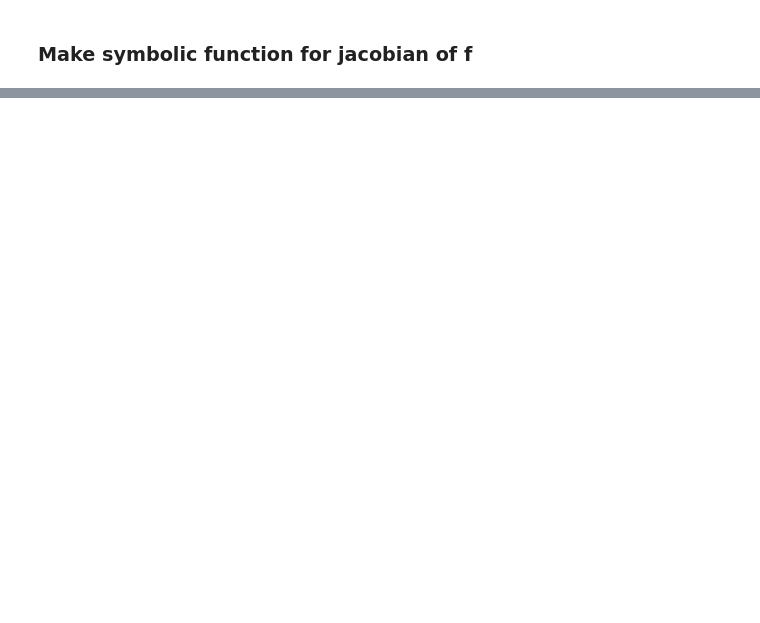
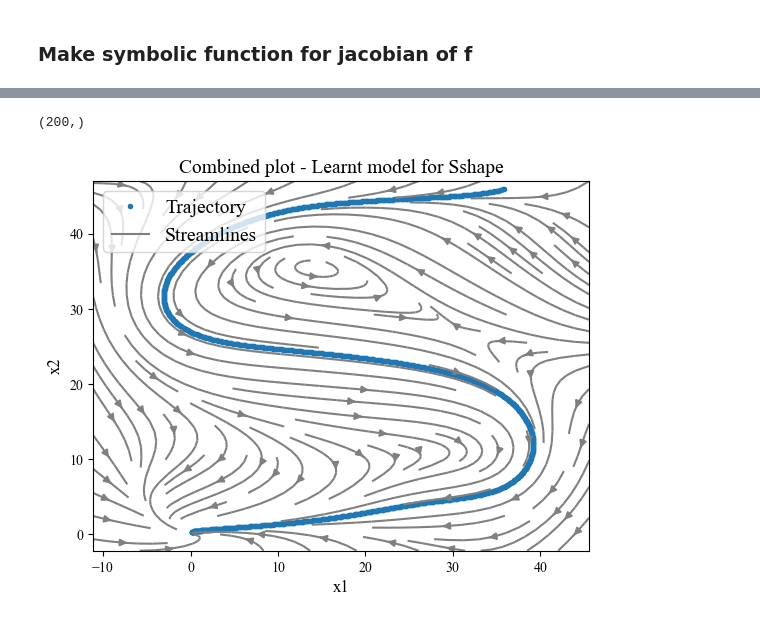
Before and after one commit to helenatp/tpk4960, a Jupyter notebook: src/LASA_handwriting.ipynb, the cells around one changed output, grey strips where cells are left out. Saved outputs shown, nothing was run; the diff lists cells and outputs as text; code cells hidden in the pictures; blank space fills up the shorter version.

Commit message:
jacobian calculation gives result

```diff
--- a/src/LASA_handwriting.ipynb
+++ b/src/LASA_handwriting.ipynb
@@ -477,11 +482,13 @@ def alpha_approx_with_constraint_symbolic(x_vector, y, dim, m, lam, n, mu, contr
     for i in range(constraint_points):
         x = x_vector[:, i*4]
         gradient = np.zeros(dim)
-        for j in range(m):
-            index = 2*j
-            psi_derivative_param = pc.Constant('psi_derivative', psi_derivative(x, w[:, j], b[:, j]))
-            jacobi = alpha_var[index:index+2] * psi_derivative_param.T
-            gradient = gradient + 0.5 * (jacobi + jacobi.T)
+        jacobi_function = nd.Jacobian(psi_jacobi)
+        jacobi_ = jacobi_function(x, w, b, m, dim, L, alpha_var)
+        jacobi_param = pc.Constant('jacobi', [0, 0], (2, 2))
+        for i in range(len(alpha_var)):
+            jacobi_param += pc.Constant(jacobi_[:, :, i]) * alpha_var[i]
+        print(jacobi_param.shape)
+        gradient = gradient + 0.5 * (jacobi_param + jacobi_param.T)
         problem.add_constraint(gradient << mu_param)
     obj = ((phi_param * alpha_var) - y_reshaped_param).T * ((phi_param * alpha_var) - y_reshaped_param) + lam_param*(alpha_var.T * alpha_var)
     problem.set_objective('min', obj)
@@ -500,0 +519,51 @@ array([ 0.84147098,  0.84119981,  0.84092844, ..., -0.05426074,
+# %%
+alpha_symbolic = alpha_approx_with_constraint_symbolic(x_train, y_train, dim_of_function, num_of_samples, lambda_, num_of_points, mu, num_of_contraction_points, L_)
+# %%
+print(alpha_symbolic.shape)
+# %% [output]
+(200,)
+# %%
+# Create callable function for learnt dynamics (straight from working note)
+def learnt_model(t, x):
+    func = capital_psi_z_function(x, w, b, num_of_samples, dim_of_function, L_).T @ alpha_symbolic
+    return func
+
+timespan = np.array([time_series[0],time_series[-1]])
+t = np.linspace(time_series[0],time_series[-1], 1000)
+data_series = solve_ivp(learnt_model, timespan, init_condition, t_eval = t).y
+
+# Get lower and upper bound for plotting from dataset figure
+lower_bound_x1 = axes.get_xlim()[0]
+upper_bound_x1 = axes.get_xlim()[1]
+lower_bound_x2 = axes.get_ylim()[0]
+upper_bound_x2 = axes.get_ylim()[1]
+
+num_of_points_for_plot = 25
+
+x1 = np.linspace(lower_bound_x1-5, upper_bound_x1+5, num_of_points_for_plot)
+x2 = np.linspace(lower_bound_x2, upper_bound_x2, num_of_points_for_plot)
+
+# Base point or starting point for each vector of the vector field
+[X1, X2] = np.meshgrid(x1, x2)
+
+t = 0
+u_learnt = np.zeros(X1.shape)
+v_learnt = np.zeros(X1.shape)
+
+for (i,j), value in np.ndenumerate(X1):
+
+    Y_prime = learnt_model(t, np.array([value, X2[i, j]]))
+    u_learnt[i,j] = Y_prime[0]
+    v_learnt[i,j] = Y_prime[1]
+
+fig_learntmodel = plt.figure(2)
+plt.title('Combined plot - Learnt model for ' + name_of_dataset, fontsize=14)
+plt.plot(data_series[0, :], data_series[1, :], '.', linewidth=0.1)
+plt.streamplot(X1, X2, u_learnt, v_learnt, density = 1.1, color ='gray')
+plt.xlabel('x1', fontsize=12)
+plt.ylabel('x2', fontsize=12)
+plt.legend(['Trajectory', 'Streamlines'], loc = "upper left" , frameon = True , prop ={'size': 14 } )
+fig_learntmodel.show()
+#plt.savefig("../src/figures_plot/lasa_learnt_model.eps", format ="eps")
+# %% [output]
+[figure, added]
```
Also changed, not shown: parts of 15 cells of this notebook.
